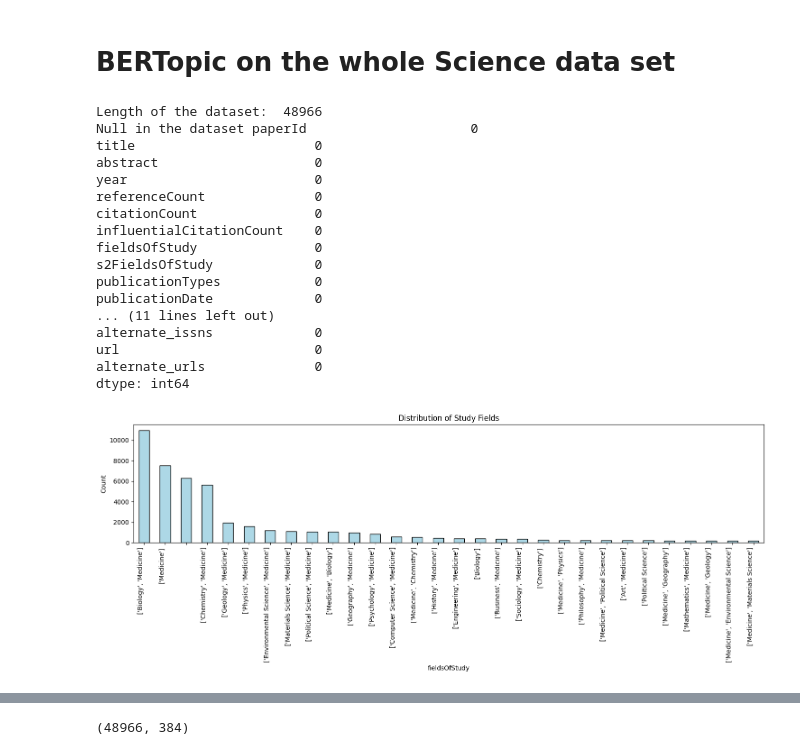
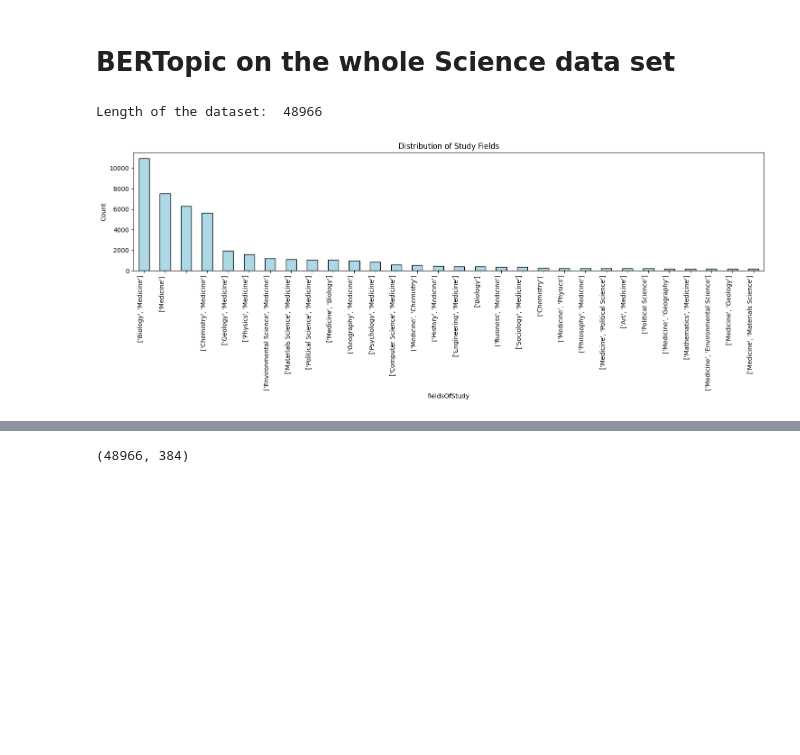
Before and after one commit to KutlualpTazefidan/convergence_oracle, a Jupyter notebook: Playground_KT/fetching/0_Semantic_API_kt/1_0_0_Clustering_using_BerTopic_for_SemanticScholar.ipynb, the cells around one changed output, grey strips where cells are left out. Drawn from its saved outputs; the diff is of its cells as text; code cells hidden in the pictures; blank space fills up the shorter version.

```diff
--- a/Playground_KT/fetching/0_Semantic_API_kt/1_0_0_Clustering_using_BerTopic_for_SemanticScholar.ipynb
+++ b/Playground_KT/fetching/0_Semantic_API_kt/1_0_0_Clustering_using_BerTopic_for_SemanticScholar.ipynb
@@ -249,9 +21,10 @@ def visualize_intertopic_distances_3d(df,topics,model,umap_embeddings):
 # %% [markdown]
 # BERTopic on a single year
 # %%
-## Filter using the year:
+# Load and the data set and apply a year filter:
 years = [1900]
-df = load_clean_dataset("./data/1880-2023_Science_48966.csv",years)
-viz_study_field_distribution(df)
+sy_df = cfc.load_clean_dataset("./data/1880-2023_Science_48966.csv",years)
+display(sy_df.head())
+cfc.viz_study_field_distribution(sy_df)
 # %% [output]
 Length of the dataset:  104
@@ -293,26 +79,10 @@ Model fitting completed in 0.07 minutes
 # BERTopic on the whole Science data set
 # %%
 # Load the whole dataset
-df = load_clean_dataset("./data/1880-2023_Science_48966.csv")
-viz_study_field_distribution(df,30)
+df = cfc.load_clean_dataset("./data/1880-2023_Science_48966.csv")
+cfc.viz_study_field_distribution(df,30)
 # %% [output]
 Length of the dataset:  48966
-Null in the dataset paperId                     0
-title                       0
-abstract                    0
-year                        0
-referenceCount              0
-citationCount               0
-influentialCitationCount    0
-fieldsOfStudy               0
-s2FieldsOfStudy             0
-publicationTypes            0
-publicationDate             0
-... (11 lines left out)
-alternate_issns             0
-url                         0
-alternate_urls              0
-dtype: int64
-[figure, old version]
+[figure, new version]
 # %%
 # Creating clusters for the whole data set
```
Also changed, not shown: parts of 9 cells of this notebook, 4 other files.
